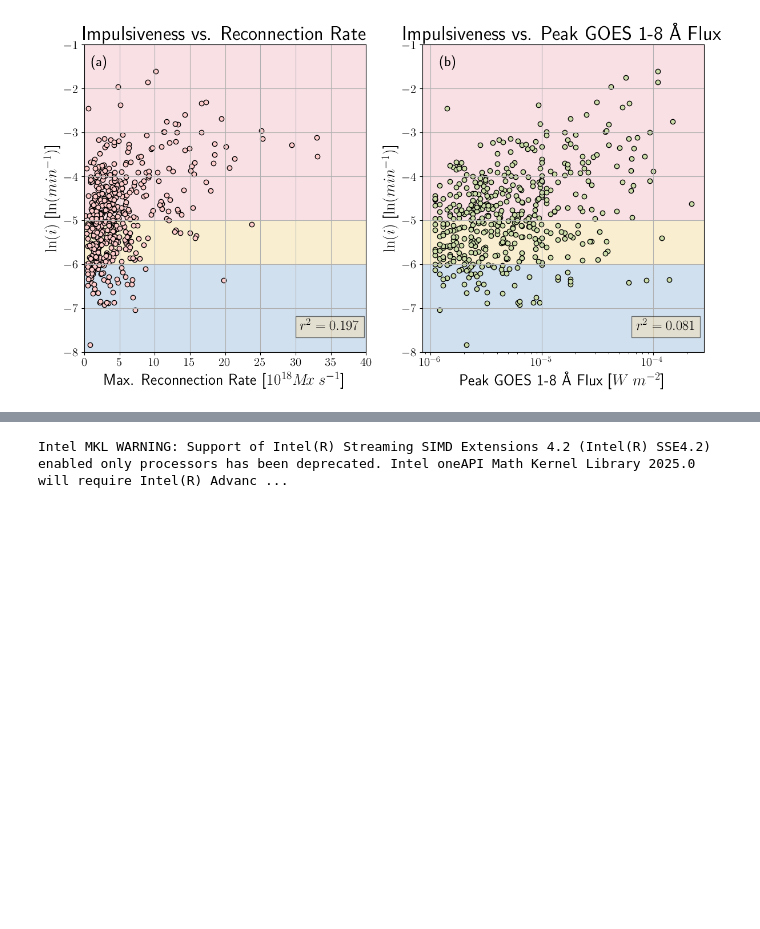
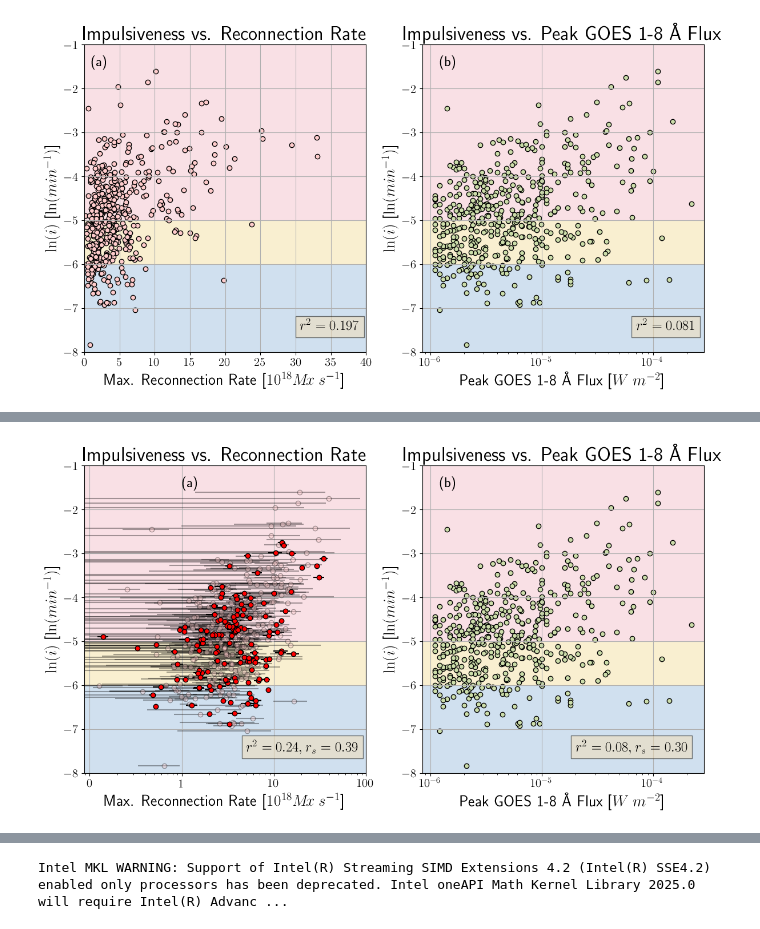
Before and after one commit to coletamburri2112/imp_dev, a Jupyter notebook: GOES_imp_comp.ipynb, the cells around one changed output, grey strips where cells are left out. Saved outputs shown, nothing was run; the diff lists cells and outputs as text; code cells hidden in the pictures; blank space fills up the shorter version.

Commit message:
February modifications to reconnection rate and paper

```diff
--- a/GOES_imp_comp.ipynb
+++ b/GOES_imp_comp.ipynb
@@ -134,0 +218,63 @@ plt.savefig('/Users/coletamburri/Desktop/imp_goes_recrate.png', dpi=300)
+# %%
+from matplotlib.ticker import FuncFormatter
+
+def math_formatter(x, pos):
+    return "$%s$"% int(x)
+
+fig,[ax1,ax2] = plt.subplots(1,2,figsize=(14,7))
+
+ax1.axhspan(-8, -6, facecolor='#6699CC', alpha=0.3)
+ax1.axhspan(-6, -5, facecolor='#EECC66', alpha=0.3)
+ax1.axhspan(-5, -1, facecolor='#EE99AA', alpha=0.3)
+alphas = 1- preprocessing.normalize([np.log(imbrate)])
+
+ax1.errorbar(recmaxmean,best_imp, xerr=imbrate/1e18,fmt="o",alpha = 0.35,ecolor='black',markerfacecolor='#FFCCCC',markeredgecolor='black',capthick=2)
+ax1.errorbar(recmaxmean_ex,best_imp_ex, xerr=imbrate_ex,fmt="o",ecolor='black',markerfacecolor='red',markeredgecolor='black')
+ax1.set_xscale("log")
+
+ax1.grid()
+ax1.set_xlim([0,100])
+x=list(range(0,100,20))
+y=range(-8,0,1)
+ax1.set_yticklabels(y,fontsize=15)
+ax1.set_xticklabels(x,fontsize=15)
+
+ax1.xaxis.set_major_formatter(FuncFormatter(math_formatter))
+ax1.yaxis.set_major_formatter(FuncFormatter(math_formatter))
+
+ax1.set_ylabel('$\ln(i)$ [$\ln(min^{-1})$]',fontsize=20)
+ax1.set_xlabel('Max. Reconnection Rate [$10^{18} M\!x\: s^{-1}$]',fontsize=20)
+ax1.set_title('Impulsiveness vs. Reconnection Rate',fontsize=25)
+props = dict(boxstyle='square', facecolor='wheat', alpha=0.5)
+
+ax1.text(5,-7.5, r'$r^2 = 0.24, r_s = 0.39$', fontsize=18,bbox = props)
+ax1.text(1,-1.5, r'(a)', fontsize=18)
+
+ax1.set_ylim(-8,-1)
+
+
+ax2.axhspan(-8, -6, facecolor='#6699CC', alpha=0.3)
+ax2.axhspan(-6, -5, facecolor='#EECC66', alpha=0.3)
+ax2.axhspan(-5, -1, facecolor='#EE99AA', alpha=0.3)
+ax2.scatter(goes_flux,best_imp,facecolor='#CCDDAA',edgecolor='black')
+#ax2.scatter(goes_flux,best_imp,facecolor='#CCDDAA',edgecolor='black',alpha=0.35)
+#ax2.scatter(goes_flux_ex,best_imp_ex,facecolor='red',edgecolor='black')
+
+ax2.grid()
+plt.xscale("log")
+plt.xticks(fontsize=15)
+plt.yticks(fontsize=15)
+
+ax2.set_ylabel('$\ln(i)$ [$\ln(min^{-1})$]',fontsize=20)
+ax2.set_xlabel('Peak GOES 1-8 \AA\ Flux [$W\:m^{-2}$]',fontsize=20)
+ax2.set_title('Impulsiveness vs. Peak GOES 1-8 \AA\ Flux',fontsize=25)
+props = dict(boxstyle='square', facecolor='wheat', alpha=0.5)
+
+ax2.text(2e-5,-7.5, r'$r^2 = 0.08, r_s=0.30$', fontsize=18,bbox = props)
+ax2.text(1.2e-6,-1.5, r'(b)', fontsize=18)
+
+ax2.set_ylim(-8,-1)
+
+plt.savefig('/Users/coletamburri/Desktop/imp_goes_recrate.png', dpi=300)
+# %% [output]
+[figure, added]
```
Also changed, not shown: parts of 34 cells of this notebook, 6 other files.
